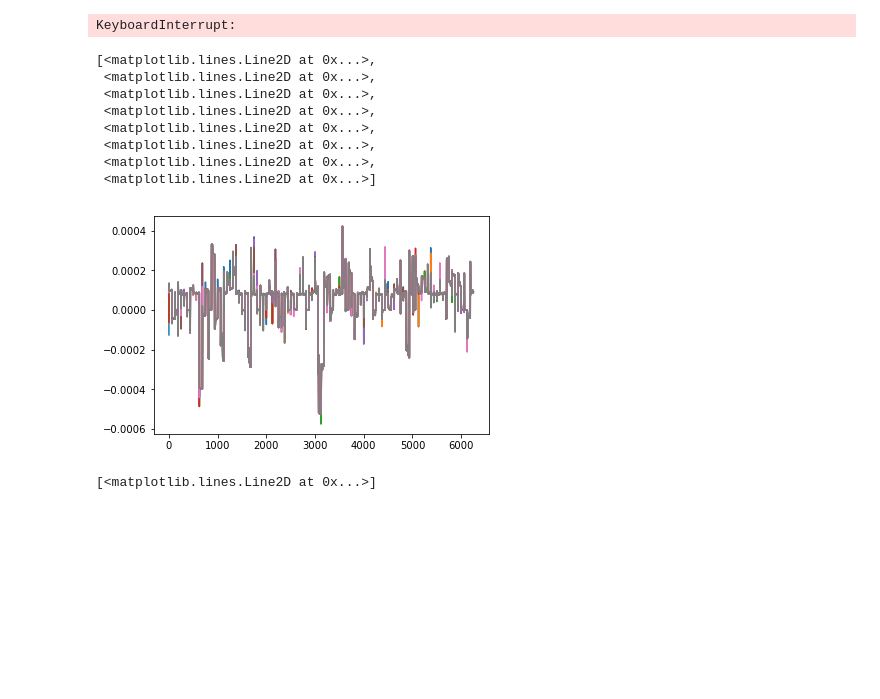
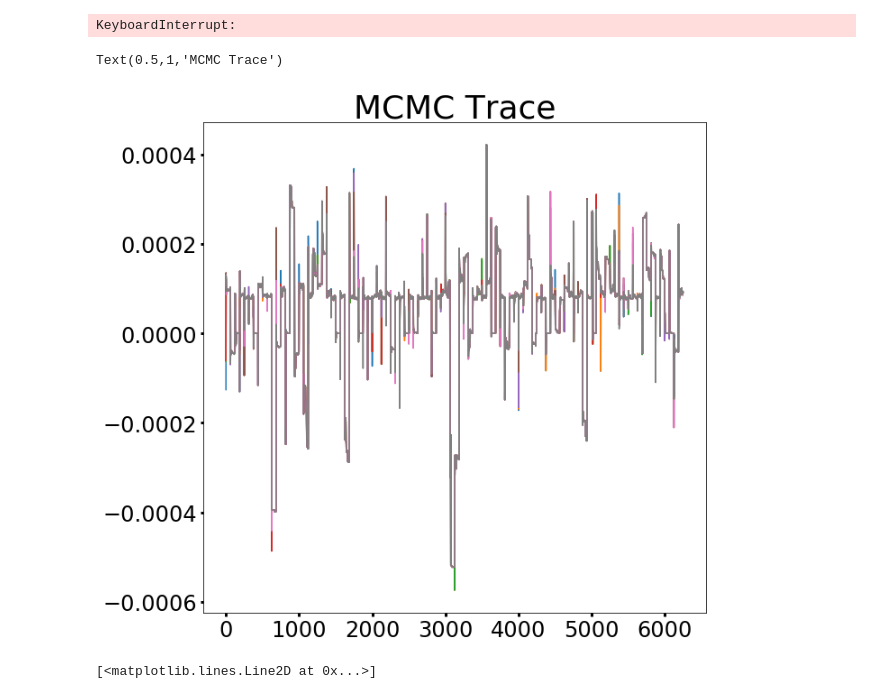
Before and after one commit to BoiseStatePlanetary/Searching-for-Variability-in-Eclipses-in-the-Kepler-Dataset, a Jupyter notebook: Analyzing_Kepler-76b_Using_Emcee.ipynb, the cells around one changed output. Saved outputs shown, nothing was run; the diff lists cells and outputs as text; code cells hidden in the pictures; blank space fills up the shorter version.

```diff
--- a/Analyzing_Kepler-76b_Using_Emcee.ipynb
+++ b/Analyzing_Kepler-76b_Using_Emcee.ipynb
@@ -151,21 +148,18 @@ Traceback (most recent call last):
 KeyboardInterrupt
 KeyboardInterrupt:
 # %%
-#dill.load_session('Analyzing_Kepler-76b_Using_Emcee.pkl')
+dill.load_session('Analyzing_Kepler-76b_Using_Emcee.pkl')
+
+plt.figure(figsize=(10,10))
 
 plt.plot(sampler.chain[:,:,5].reshape((-1, ndim)) + sampler.chain[:,:,6].reshape((-1, ndim)))
+plt.tick_params(labelsize=24)
+plt.title("MCMC Trace",fontsize=36)
 #plt.plot(sampler.chain[:,:,3].reshape((-1, ndim)))
 #plt.axhline(K76.phase_shift)
 # %% [output]
-[<matplotlib.lines.Line2D at 0x...>,
- <matplotlib.lines.Line2D at 0x...>,
- <matplotlib.lines.Line2D at 0x...>,
- <matplotlib.lines.Line2D at 0x...>,
- <matplotlib.lines.Line2D at 0x...>,
- <matplotlib.lines.Line2D at 0x...>,
- <matplotlib.lines.Line2D at 0x...>,
- <matplotlib.lines.Line2D at 0x...>]
+Text(0.5,1,'MCMC Trace')
-[figure, old version]
+[figure, new version]
 # %%
 dist = sampler.chain[:,:,5].reshape((-1, ndim)) + sampler.chain[:,:,6].reshape((-1, ndim))
 hst, bin_edges = np.histogram(dist, bins='auto')
```
Also changed, not shown: parts of 3 cells of this notebook, 1 other file.
